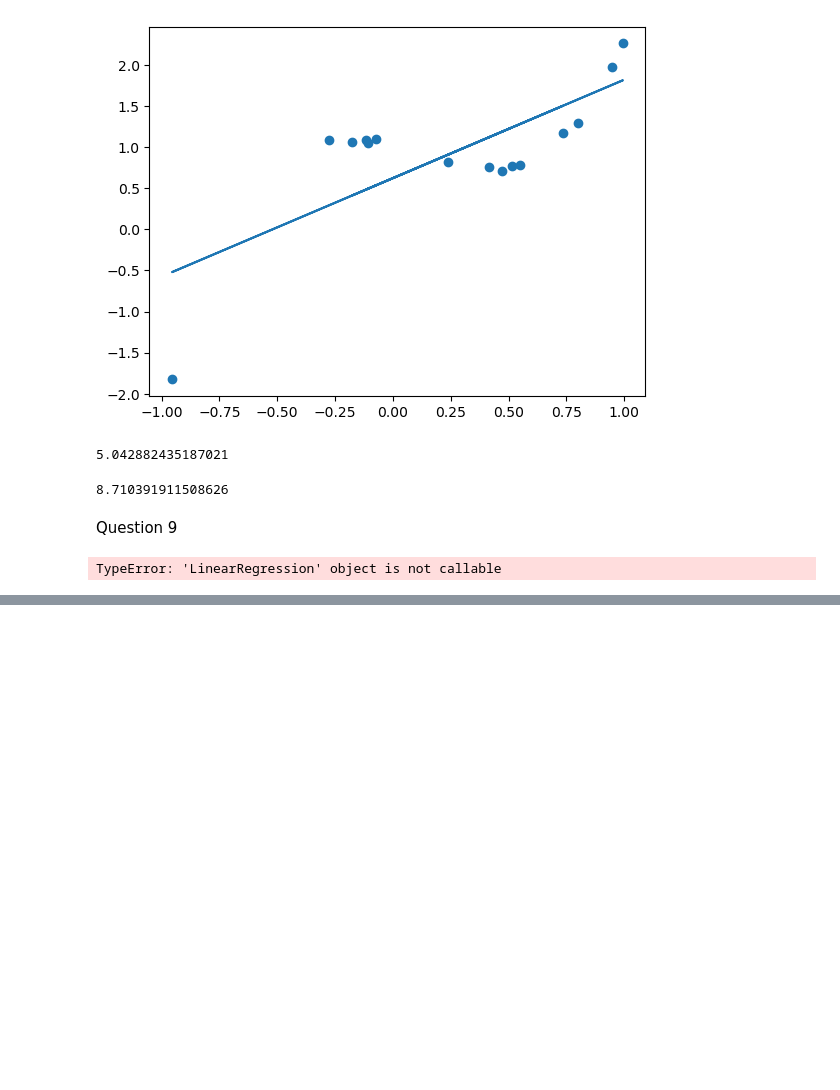
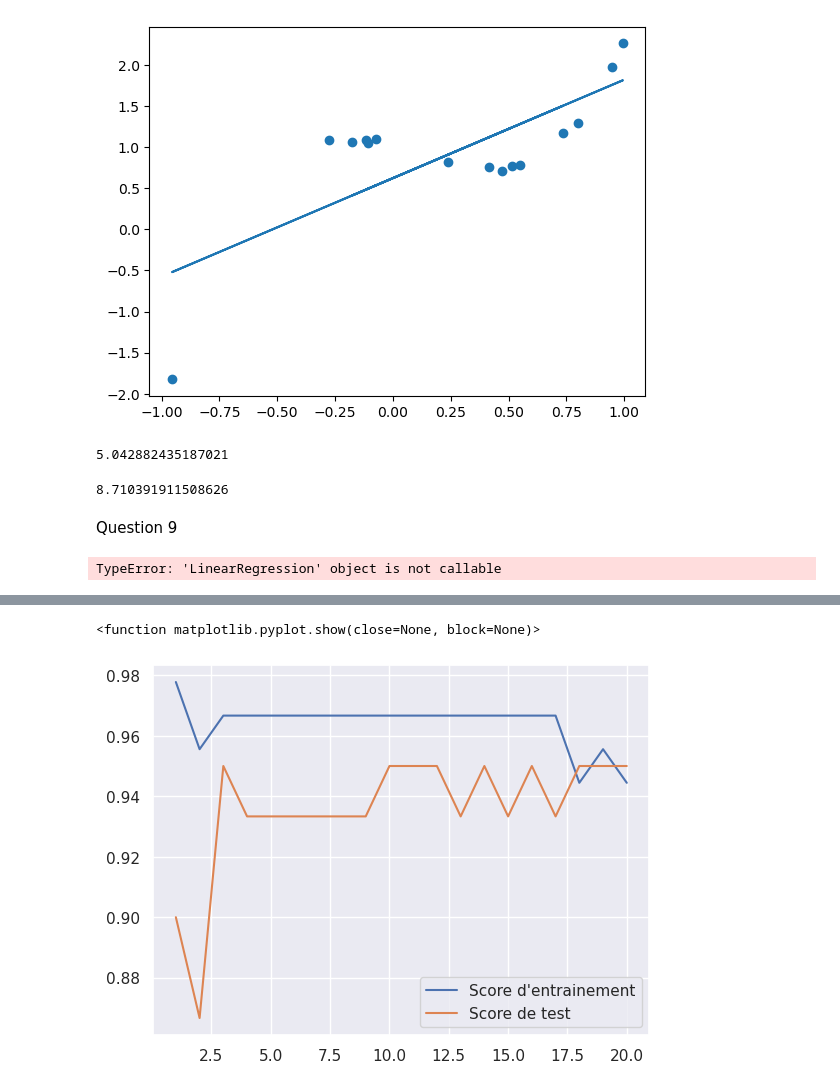
Before and after one commit to tgarnier067/ENSAE-Machine-Learning, a Jupyter notebook: TP1.ipynb, the cells around one changed output, grey strips where cells are left out. Saved outputs shown, nothing was run; the diff lists cells and outputs as text; code cells hidden in the pictures; blank space fills up the shorter version.

```diff
--- a/TP1.ipynb
+++ b/TP1.ipynb
@@ -324,0 +415,11 @@ TypeError: 'LinearRegression' object is not callable
+# %%
+from sklearn.utils import shuffle
+X, y = shuffle(X,y)
+X_train = X[:90]
+y_train = y[:90]
+X_test = X[90:]
+y_test = y[90:]
+# %%
+from sklearn.neighbors import KNeighborsClassifier
+knn = KNeighborsClassifier(n_neighbors=3)
+knn.fit(X_train, y_train)
@@ -324,0 +428,11 @@ TypeError: 'LinearRegression' object is not callable
+# %%
+classifiers = []
+
+for n_neighbors in range(1,21):
+    knn = KNeighborsClassifier(n_neighbors=n_neighbors)
+    knn.fit(X_train, y_train)
+    train_score = knn.score(X_train,y_train)
+    test_score = knn.score(X_test,y_test)
+    classifiers.append([n_neighbors,train_score,test_score])
+
+classifiers
@@ -324,0 +460,16 @@ TypeError: 'LinearRegression' object is not callable
+# %%
+classifiers_n = []
+train_scores = []
+test_scores = []
+
+for i in range(0,len(classifiers)):
+    classifier_n = classifiers[i][0]
+    classifiers_n.append(classifier_n)
+
+for i in range(0,len(classifiers)):
+    train_score = classifiers[i][1]
+    train_scores.append(train_score)
+
+for i in range(0,len(classifiers)):
+    test_score = classifiers[i][2]
+    test_scores.append(test_score)
@@ -324,0 +526,9 @@ TypeError: 'LinearRegression' object is not callable
+# %%
+plt.plot(classifiers_n,train_scores, label="Score d'entrainement")
+plt.plot(classifiers_n,test_scores, label="Score de test")
+plt.legend()
+
+plt.show
+# %% [output]
+<function matplotlib.pyplot.show(close=None, block=None)>
+[figure, added]
```
Also changed, not shown: parts of 18 cells of this notebook.
